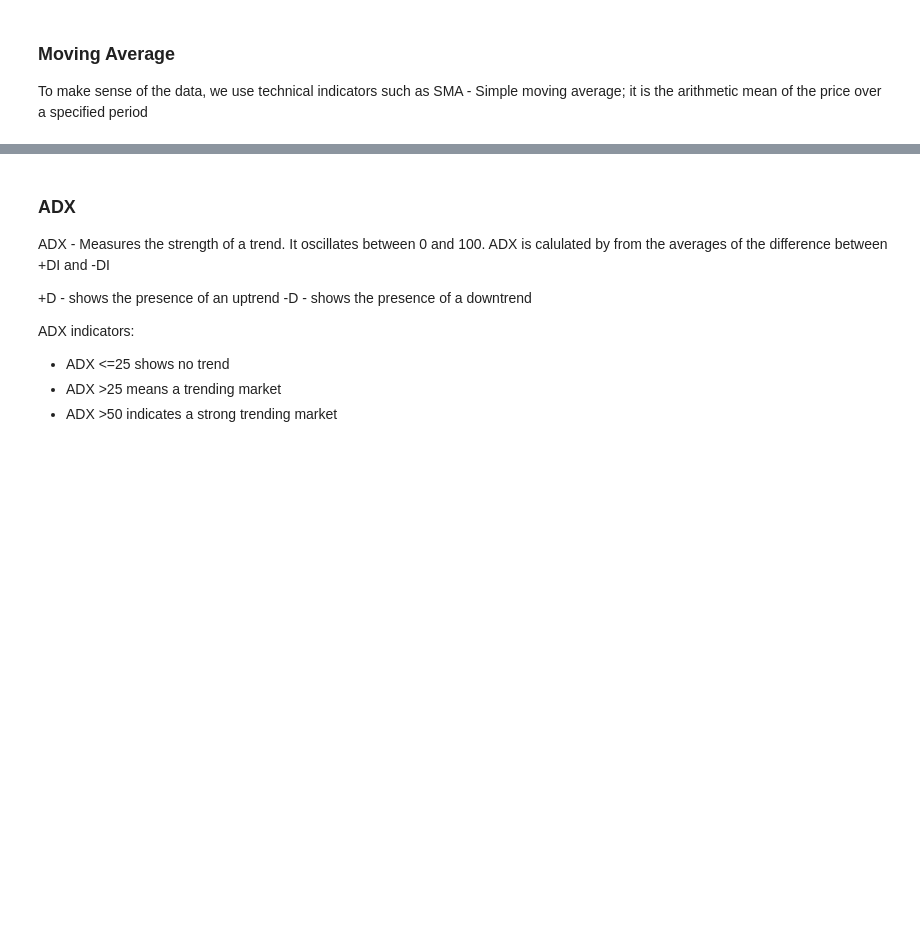
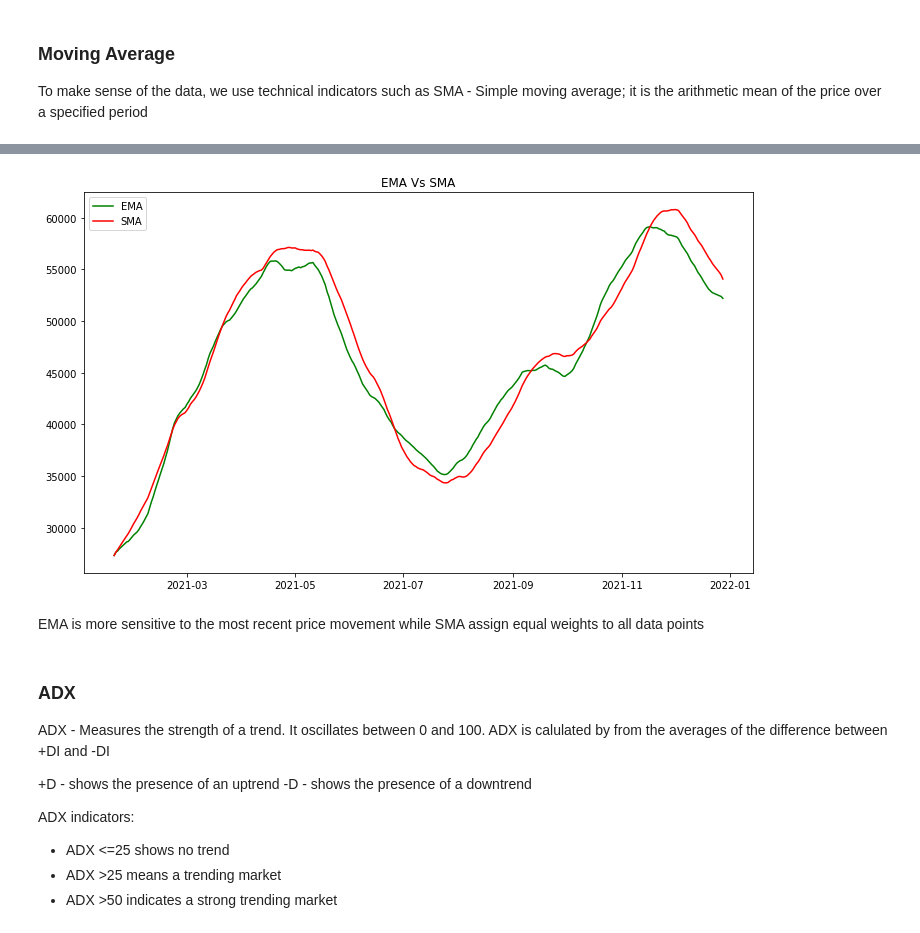
Before and after one commit to K-O-N/Cryptocurrencies-Analysis, a Jupyter notebook: Cryptocurrency_data.ipynb, the cells around one changed output, grey strips where cells are left out. Drawn from its saved outputs; the diff is of its cells as text; code cells hidden in the pictures; blank space fills up the shorter version.

```diff
--- a/Cryptocurrency_data.ipynb
+++ b/Cryptocurrency_data.ipynb
@@ -315,3 +352,18 @@ plt.show()
+# %%
+#Plotting EMA AND SMA together
+
+plt.figure(figsize=(12,7))
+plt.plot(btc['EMA_Long'], color='green', label='EMA')
+# Plot the Adjclose price
+plt.plot(btc['SMA_Long'], color='red', label='SMA')
+
+plt.title('EMA Vs SMA')
+plt.legend()
+plt.show()
+# %% [output]
+[figure, added]
+# %% [markdown]
+EMA is more sensitive to the most recent price movement while SMA assign equal weights to all data points
 # %% [markdown]
 ### ADX
 
```
Also changed, not shown: parts of 20 cells of this notebook.
